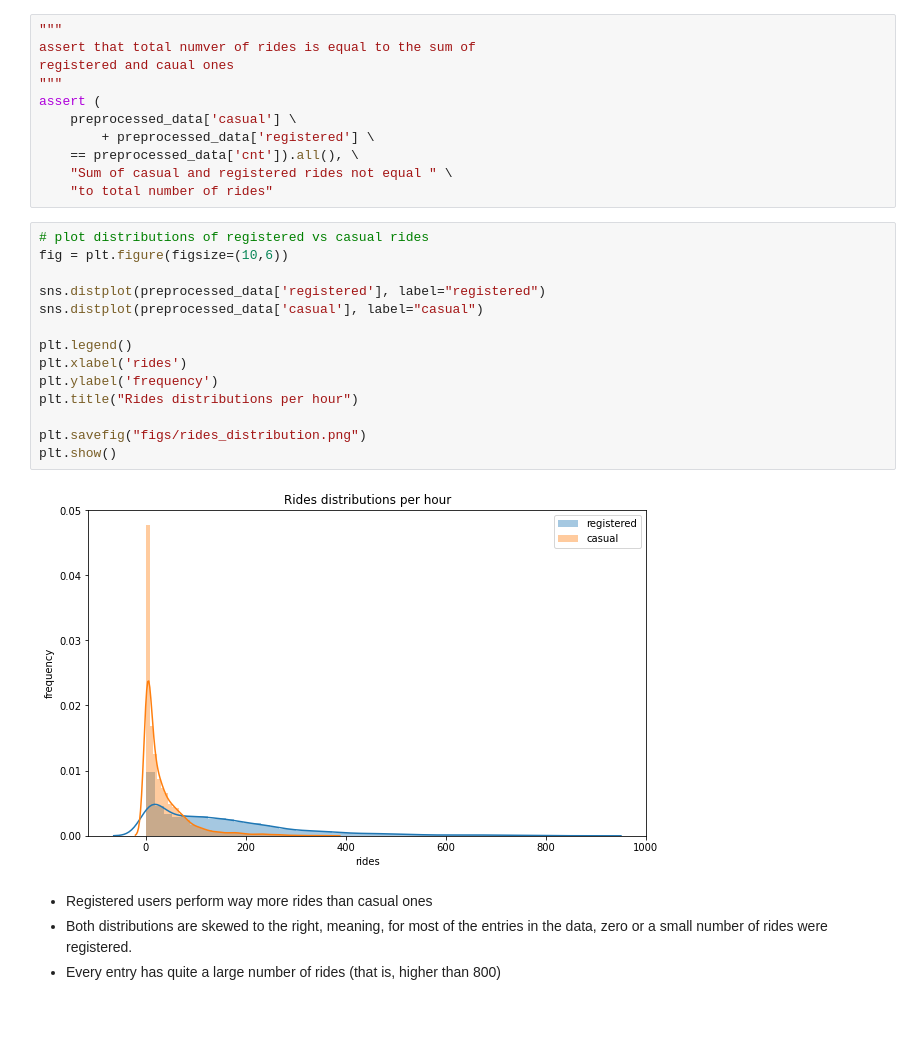
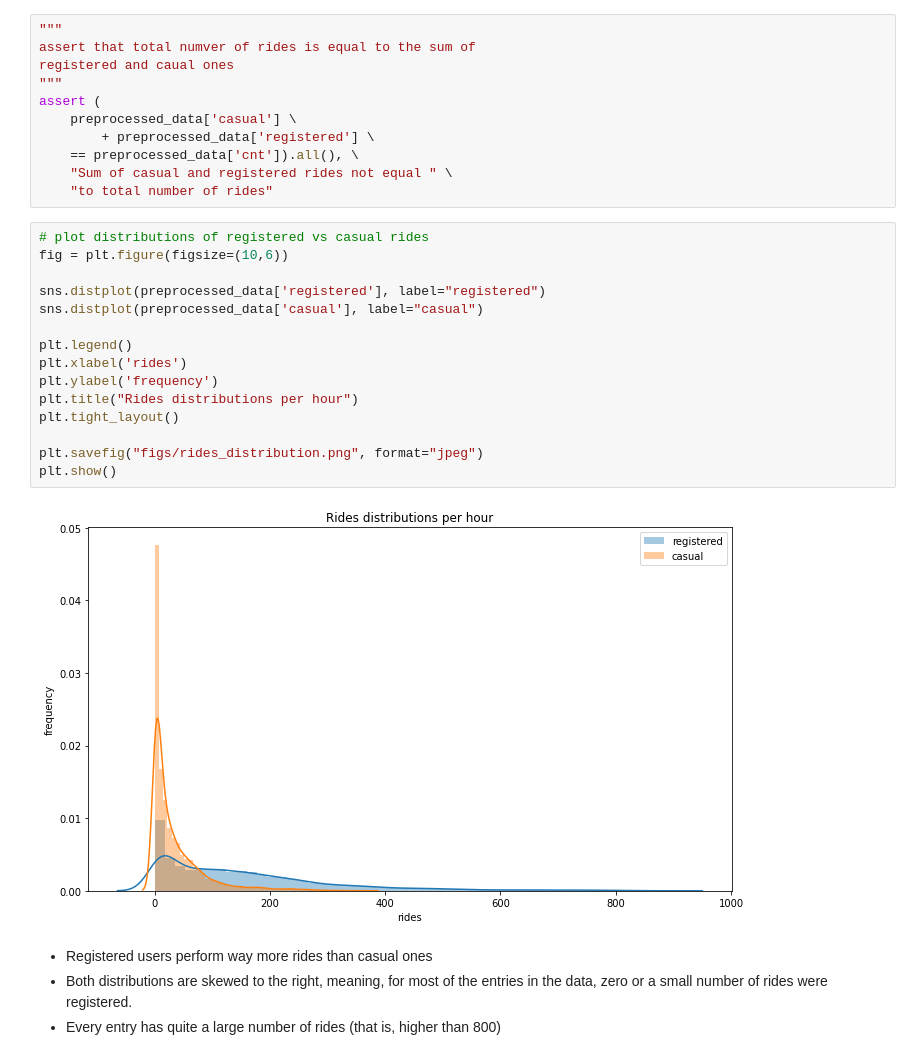
Before and after one commit to manuelinfosec/bike-sharing-analysis, a Jupyter notebook: main.ipynb, the cells around one changed output. Saved outputs shown, nothing was run; the diff lists cells and outputs as text; blank space fills up the shorter version.

```diff
--- a/main.ipynb
+++ b/main.ipynb
@@ -129,19 +129,20 @@ assert (
 # %%
 # plot distributions of registered vs casual rides
 fig = plt.figure(figsize=(10,6))
 
 sns.distplot(preprocessed_data['registered'], label="registered")
 sns.distplot(preprocessed_data['casual'], label="casual")
 
 plt.legend()
 plt.xlabel('rides')
 plt.ylabel('frequency')
 plt.title("Rides distributions per hour")
+plt.tight_layout()
 
-plt.savefig("figs/rides_distribution.png")
+plt.savefig("figs/rides_distribution.png", format="jpeg")
 plt.show()
 # %% [output]
-[figure, old version]
+[figure, new version]
 # %% [markdown]
 - Registered users perform way more rides than casual ones
 - Both distributions are skewed to the right, meaning, for most of the entries in the data, zero or a small number of rides were registered.
```
Also changed, not shown: parts of 2 cells of this notebook, 4 other files.
